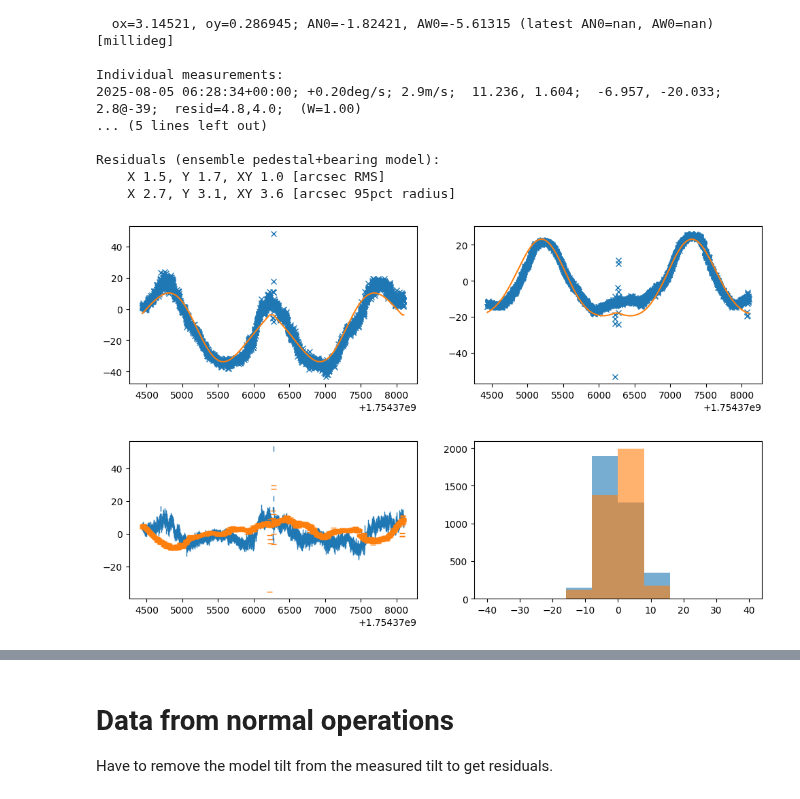
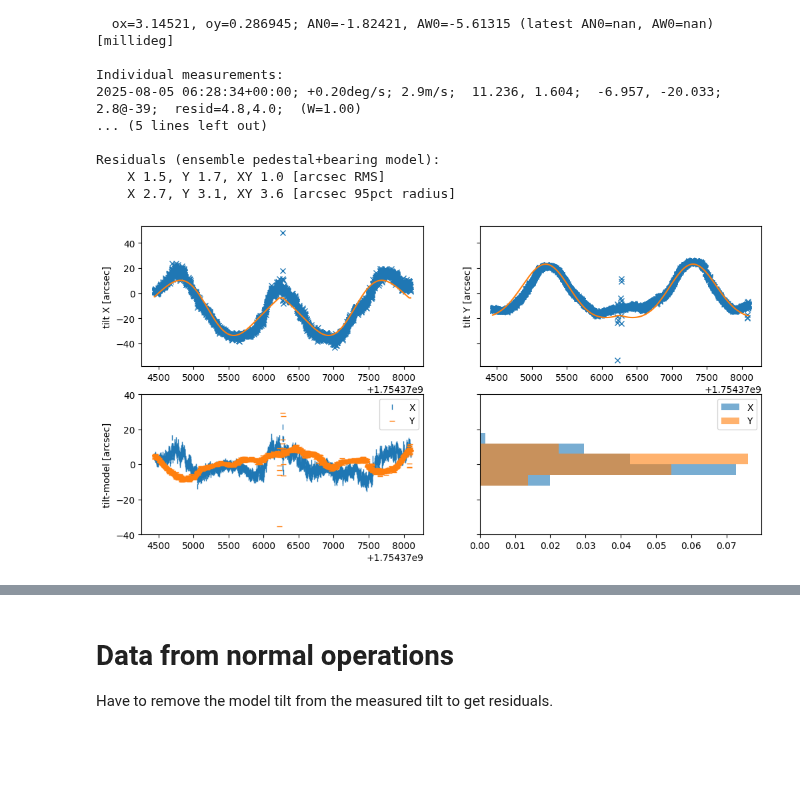
Before and after one commit to ska-sa/dvs, a Jupyter notebook: notebooks/Tiltmeter Demo.ipynb, the cells around one changed output, grey strips where cells are left out. Drawn from its saved outputs; the diff is of its cells as text; code cells hidden in the pictures; blank space fills up the shorter version.

```diff
--- a/notebooks/Tiltmeter Demo.ipynb
+++ b/notebooks/Tiltmeter Demo.ipynb
@@ -143,18 +146,18 @@ Residuals (ensemble pedestal+bearing model):
 # %%
 # Compare the measured tilt to the model tilt. Use [0] for ensamble mean or [-1] for latest
 mx, my = modeltilt(az, el, ox[0], oy[0], an0[0], aw0[0], a2[0], p2[0]*180/np.pi)
-axs = plt.subplots(1,2, figsize=(12,3))[1]
-axs[0].plot(TS, tiltx, 'x')
-axs[0].plot(TS, mx, '-')
-axs[1].plot(TS, tilty, 'x')
-axs[1].plot(TS, my, '-')
+axs = plt.subplots(2,2, sharey='row', figsize=(12,6))[1]
+
+axs[0][0].plot(TS, tiltx, 'x'); axs[0][0].plot(TS, mx, '-')
+axs[0][0].set_ylabel("tilt X [arcsec]")
+axs[0][1].plot(TS, tilty, 'x'); axs[0][1].plot(TS, my, '-')
+axs[0][1].set_ylabel("tilt Y [arcsec]")
 
 # These residuals should be zero mean, except for sun and wind influence
-axs = plt.subplots(1,2, figsize=(12,3))[1]
-axs[0].plot(TS, tiltx-mx, '|')
-axs[0].plot(TS, tilty-my, '_')
-axs[1].hist(tiltx-mx, range=(-40,40), alpha=0.6)
-axs[1].hist(tilty-my, range=(-40,40), alpha=0.6);
+axs[1][0].plot(TS, tiltx-mx, '|', label="X")
+axs[1][0].plot(TS, tilty-my, '_', label="Y")
+axs[1][0].set_ylabel("tilt-model [arcsec]"); axs[1][0].legend(); axs[1][0].set_ylim(-40,40)
+axs[1][1].hist(tiltx-mx, range=(-30,30), orientation='horizontal', density=True, alpha=0.6, label="X")
+axs[1][1].hist(tilty-my, range=(-30,30), orientation='horizontal', density=True, alpha=0.6, label="Y"); axs[1][1].legend();
 # %% [output]
-[figure, old version]
+[figure, new version]
-[figure, removed]
```
Also changed, not shown: parts of 48 cells of this notebook.
